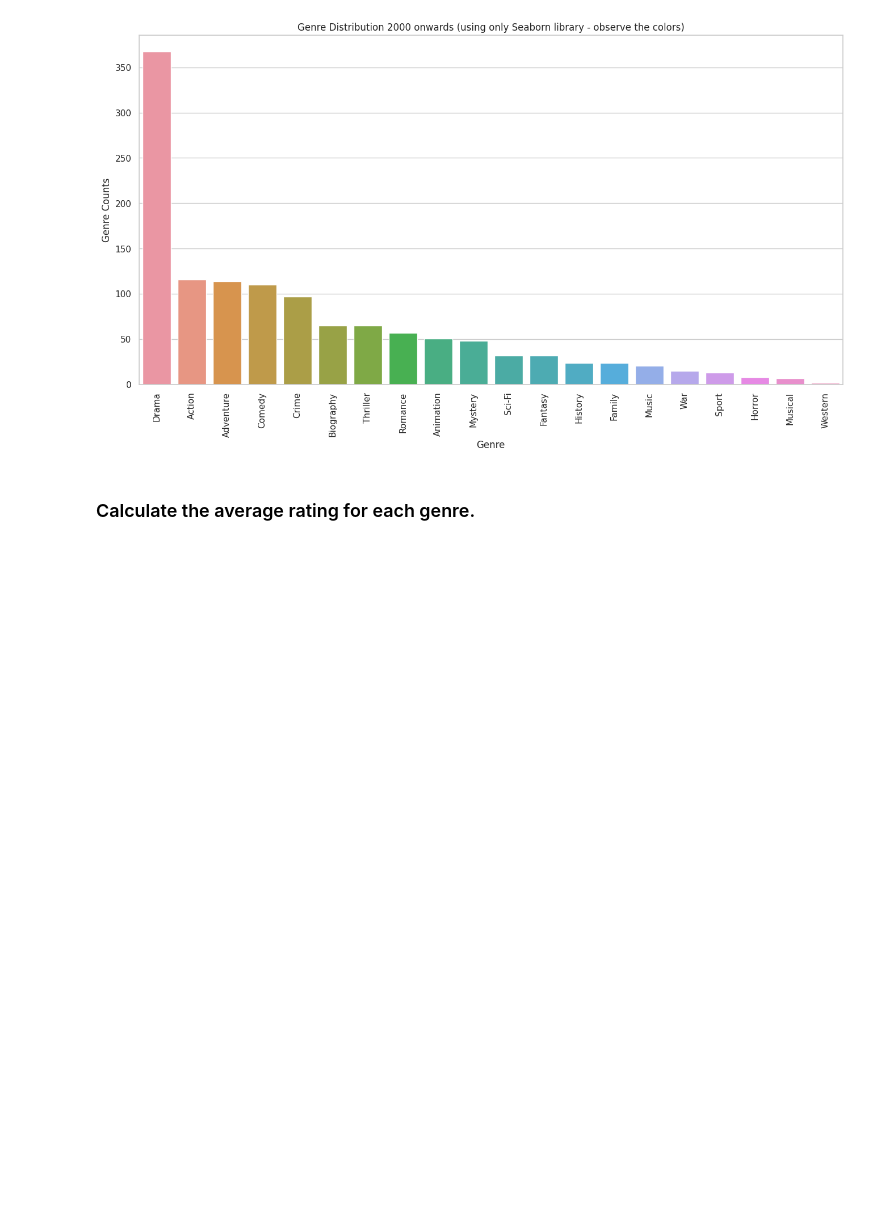
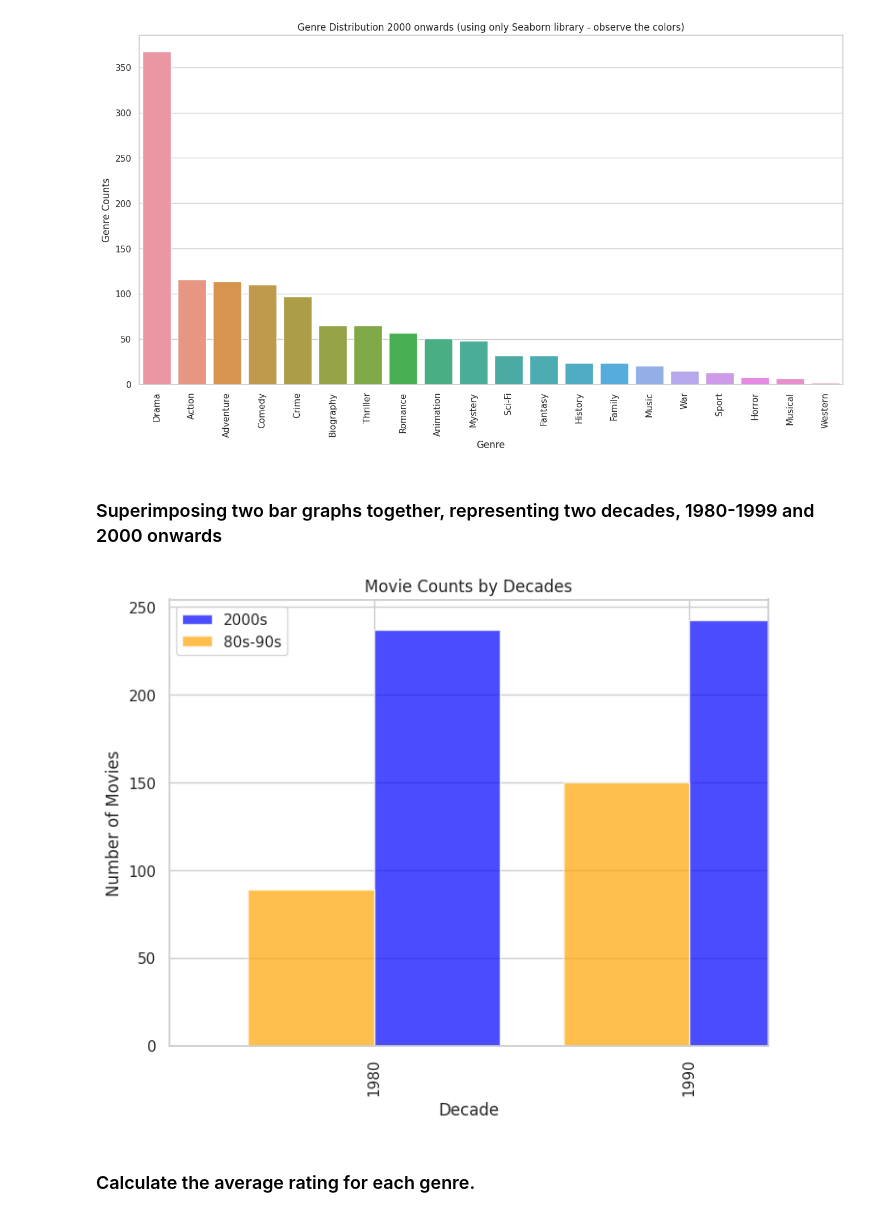
Before and after one commit to codekunoichi/learning-datascience, a Jupyter notebook: pandas/portfolio-projects/prob_2_explore_movie_data.ipynb, the cells around one changed output. Drawn from its saved outputs; the diff is of its cells as text; code cells hidden in the pictures; blank space fills up the shorter version.

Commit message:
Add more movie data analysis examples

```diff
--- a/pandas/portfolio-projects/prob_2_explore_movie_data.ipynb
+++ b/pandas/portfolio-projects/prob_2_explore_movie_data.ipynb
@@ -273,5 +273,30 @@ plt.ylabel("Genre Counts")
 # %% [output]
 Text(0, 0.5, 'Genre Counts')
 [figure]
+# %% [markdown]
+### Superimposing two bar graphs together, representing two decades, 1980-1999 and 2000 onwards
+# %%
+import pandas as pd
+import matplotlib.pyplot as plt
+
+# Create separate DataFrames for the 2000s and 1980s-1990s decades
+movie_data_2000s = movie_data.loc[(movie_data.Released_Year >= 2000)]
+movie_data_80s_90s = movie_data.loc[(movie_data.Released_Year >= 1980) & (movie_data.Released_Year < 2000)]
+
+# Group the data by decades and calculate the number of movies released in each decade
+decades_2000s = movie_data_2000s.groupby((movie_data_2000s['Released_Year'] // 10) * 10).size()
+decades_80s_90s = movie_data_80s_90s.groupby((movie_data_80s_90s['Released_Year'] // 10) * 10).size()
+
+# Superimpose bar graphs for the two decades
+plt.figure(figsize=(8, 6))
+decades_2000s.plot(kind='bar', position=0, width=0.4, label='2000s', color='blue', alpha=0.7)
+decades_80s_90s.plot(kind='bar', position=1, width=0.4, label='80s-90s', color='orange', alpha=0.7)
+plt.title('Movie Counts by Decades')
+plt.xlabel('Decade')
+plt.ylabel('Number of Movies')
+plt.legend()
+plt.show()
+# %% [output]
+[figure, added]
 # %% [markdown]
 ### Calculate the average rating for each genre.
```
Also changed, not shown: parts of 5 cells of this notebook.
